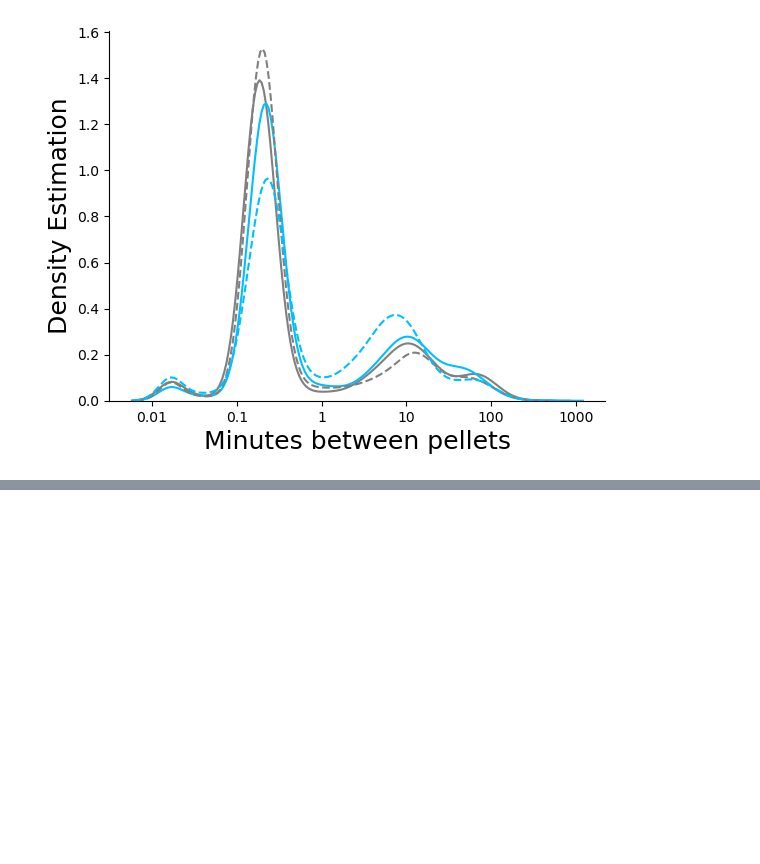
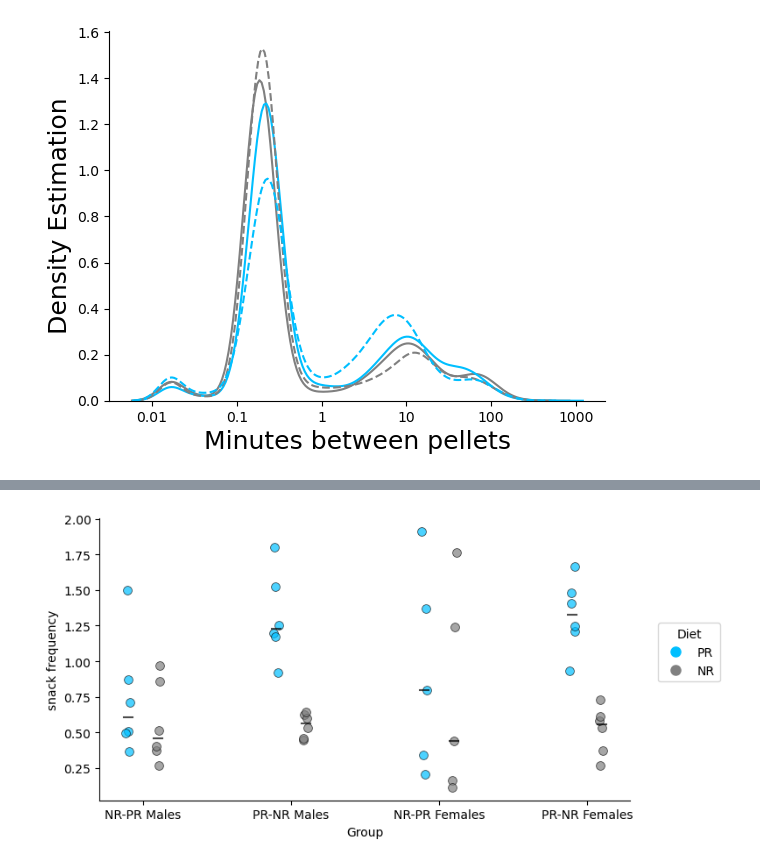
Before and after one commit to Htbibalan/FEDProtein, a Jupyter notebook: notebooks/FEDPROTEIN_NEW_MEAL_PLOTTING_UPDATE_V1.ipynb, the cells around one changed output, grey strips where cells are left out. Drawn from its saved outputs; the diff is of its cells as text; code cells hidden in the pictures; blank space fills up the shorter version.

Commit message:
Updated_data_extraction_all_components_measured_COMPLETE

```diff
--- a/notebooks/FEDPROTEIN_NEW_MEAL_PLOTTING_UPDATE_V1.ipynb
+++ b/notebooks/FEDPROTEIN_NEW_MEAL_PLOTTING_UPDATE_V1.ipynb
@@ -64,7 +64,7 @@ def get_meal_and_snack_metrics(pellettimes, meal_threshold=1/60):
 
     IPIs = np.diff(np.array(pellettimes))
     meals = []
-    snacks = []
+    meals = []
     mega_meals = []
     current_event = [pellettimes[0]]
 
@@ -119,7 +119,7 @@ def get_meal_and_snack_metrics(pellettimes, meal_threshold=1/60):
     mega_meal_count = len(mega_meals)
 
     total_pellets = len(pellettimes)
-    mealsize = sum(len(meal) for meal in meals) / nmeals if nmeals else 0
+    mealfrequency = sum(len(meal) for meal in meals) / nmeals if nmeals else 0
     snack_size = sum(len(snack) for snack in snacks) / nsnacks if nsnacks else 0
     total_observation_period = max(pellettimes) - min(pellettimes)
     meal_frequency = nmeals / total_observation_period if total_observation_period > 0 else 0
@@ -645,3 +645,86 @@ interpellet_interval_plot([IPIs_m_prnr_nr, IPIs_m_prnr_pr],
 ['grey', 'deepskyblue']
 ['grey', 'deepskyblue']
 [figure]
+# %%
+import numpy as np
+import matplotlib.pyplot as plt
+import seaborn as sns
+
+# Data extraction using your actual function
+nrpr_avg = get_data_fields(mice, ["pr_snack_frequency","nr_snack_frequency"], nrpr_male_selector)
+prnr_avg = get_data_fields(mice, ["pr_snack_frequency", "nr_snack_frequency"], prnr_male_selector)
+nrprf_avg = get_data_fields(mice, ["pr_snack_frequency","nr_snack_frequency"], nrpr_female_selector)
+prnrf_avg = get_data_fields(mice, ["pr_snack_frequency","nr_snack_frequency"], prnr_female_selector)
+
+# Combine all data for easier plotting
+data = [nrpr_avg[0], nrpr_avg[1], prnr_avg[0], prnr_avg[1],
+        nrprf_avg[0], nrprf_avg[1], prnrf_avg[0], prnrf_avg[1]]
+
+group_labels = ["NR-PR Males (PR)", "NR-PR Males (NR)", "PR-NR Males (PR)", "PR-NR Males (NR)",
+                "NR-PR Females (PR)", "NR-PR Females (NR)", "PR-NR Females (PR)", "PR-NR Females (NR)"]
+
+colors = {"PR": "deepskyblue", "NR": "grey"}
+offset = {"PR": -0.1, "NR": 0.1}  # Reduced offset for compactness
+group_mapping = {
+    "NR-PR Males (PR)": ("NR-PR Males", "PR"),
+    "NR-PR Males (NR)": ("NR-PR Males", "NR"),
+    "PR-NR Males (PR)": ("PR-NR Males", "PR"),
+    "PR-NR Males (NR)": ("PR-NR Males", "NR"),
+    "NR-PR Females (PR)": ("NR-PR Females", "PR"),
+    "NR-PR Females (NR)": ("NR-PR Females", "NR"),
+    "PR-NR Females (PR)": ("PR-NR Females", "PR"),
+    "PR-NR Females (NR)": ("PR-NR Females", "NR")
+}
+
+group_positions = {
+    "NR-PR Males": 0,
+    "PR-NR Males": 1,
+    "NR-PR Females": 2,
+    "PR-NR Females": 3
+}
+
+# Create a figure and axis with smaller size for compactness
+fig, ax = plt.subplots(figsize=(8, 4))
+
+# Plot the scatter plot with reduced jitter and smaller markers
+jitter_strength = 0.02  # Reduced jitter for more compact spacing
+for i, group_label in enumerate(group_labels):
+    group, diet = group_mapping[group_label]
+    jitter = np.random.uniform(-jitter_strength, jitter_strength, size=len(data[i]))
+    x_positions = [group_positions[group] + offset[diet] + jitter_val for jitter_val in jitter]
+    sns.scatterplot(x=x_positions, y=data[i], color=colors[diet], s=50, alpha=0.7, edgecolor="black")  # Smaller markers
+
+# Add median lines with slight adjustments for compactness
+for group in ["NR-PR Males", "PR-NR Males", "NR-PR Females", "PR-NR Females"]:
+    for diet in ["PR", "NR"]:
+        relevant_data = []
+        for group_label in group_labels:
+            mapped_group, mapped_diet = group_mapping[group_label]
+            if mapped_group == group and mapped_diet == diet:
+                relevant_data.extend(data[group_labels.index(group_label)])
+        median_value = np.median(relevant_data)
+        x_val = group_positions[group] + offset[diet]
+        ax.plot([x_val - 0.03, x_val + 0.03], [median_value, median_value], color='k', linewidth=1.5, alpha=0.7)
+
+# Customize the legend by manually adding it
+custom_lines = [plt.Line2D([0], [0], color=colors["PR"], marker='o', linestyle='', markersize=8, label='PR'),
+                plt.Line2D([0], [0], color=colors["NR"], marker='o', linestyle='', markersize=8, label='NR')]
+plt.legend(handles=custom_lines, title="Diet", loc="upper right", frameon=True, borderaxespad=-3, bbox_to_anchor=(1.1, 0.5))
+
+# Customize the plot aesthetics with tighter spacing
+plt.xticks([group_positions["NR-PR Males"], group_positions["PR-NR Males"],
+            group_positions["NR-PR Females"], group_positions["PR-NR Females"]],
+           ["NR-PR Males", "PR-NR Males", "NR-PR Females", "PR-NR Females"], fontsize=10)
+plt.xlabel("Group")
+plt.ylabel("snack frequency")
+
+# Remove the background grid lines and spines
+plt.grid(False)
+sns.despine()
+
+plt.tight_layout()  # Adjust layout to fit labels
+plt.show()
+
+# Save the figure if needed
+# fig.savefig("pellets_scatter_plot_compact.pdf")
+# %% [output]
@@ -647,0 +735 @@ interpellet_interval_plot([IPIs_m_prnr_nr, IPIs_m_prnr_pr],
+[figure, added]
```
Also changed, not shown: parts of 9 cells of this notebook, 3 other files.
